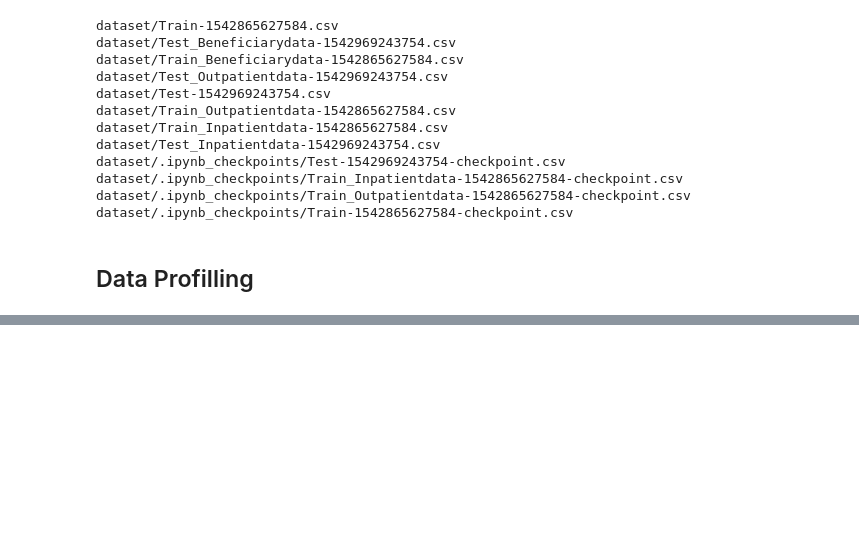
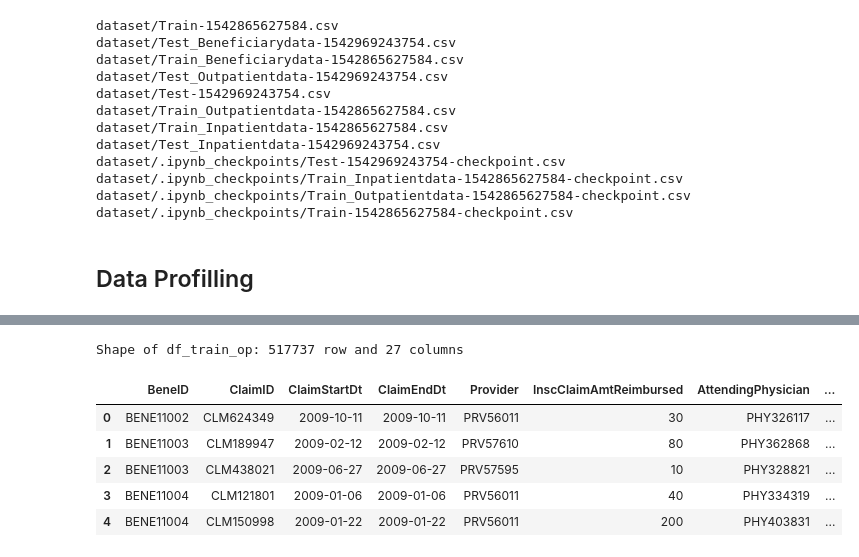
Before and after one commit to Ubeydkhoiri/healthcare_provider_fraud_detection, a Jupyter notebook: data-analysis.ipynb, the cells around one changed output, grey strips where cells are left out. Saved outputs shown, nothing was run; the diff lists cells and outputs as text; code cells hidden in the pictures; blank space fills up the shorter version.

```diff
--- a/data-analysis.ipynb
+++ b/data-analysis.ipynb
@@ -55 +61,12 @@ df_train_be
+# %%
+print(f'Shape of df_train_op: {train_op.shape[0]} row and {train_op.shape[1]} columns')
+train_op.head()
+# %% [output]
+Shape of df_train_op: 517737 row and 27 columns
+|  | BeneID | ClaimID | ClaimStartDt | ClaimEndDt | Provider | InscClaimAmtReimbursed | AttendingPhysician | ... |
+| 0 | BENE11002 | CLM624349 | 2009-10-11 | 2009-10-11 | PRV56011 | 30 | PHY326117 | ... |
+| 1 | BENE11003 | CLM189947 | 2009-02-12 | 2009-02-12 | PRV57610 | 80 | PHY362868 | ... |
+| 2 | BENE11003 | CLM438021 | 2009-06-27 | 2009-06-27 | PRV57595 | 10 | PHY328821 | ... |
+| 3 | BENE11004 | CLM121801 | 2009-01-06 | 2009-01-06 | PRV56011 | 40 | PHY334319 | ... |
+| 4 | BENE11004 | CLM150998 | 2009-01-22 | 2009-01-22 | PRV56011 | 200 | PHY403831 | ... |
 # %%
```
Also changed, not shown: parts of 11 cells of this notebook.
